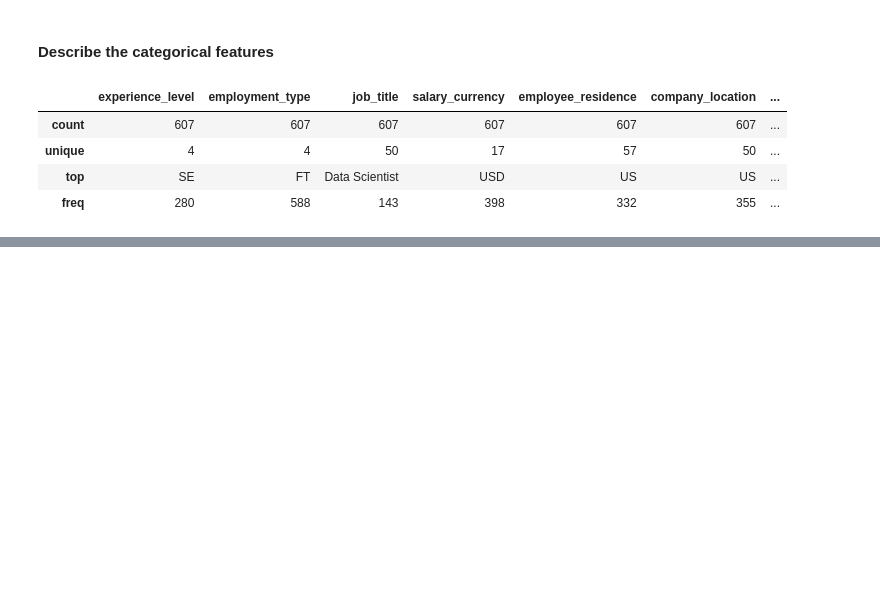
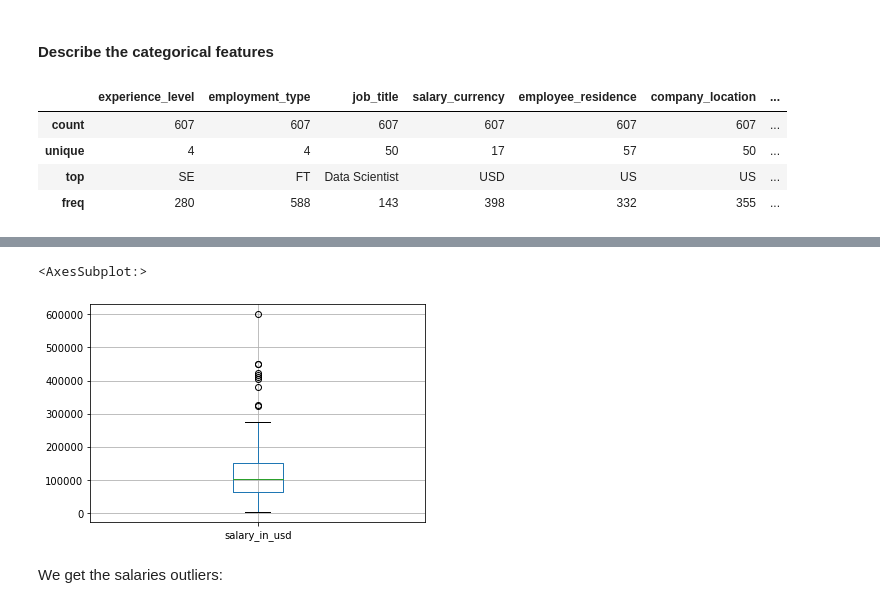
Before and after one commit to ManyGrek/data-science-jobs-salaries, a Jupyter notebook: exploratory_analysis_data_preprocesing.ipynb, the cells around one changed output, grey strips where cells are left out. Saved outputs shown, nothing was run; the diff lists cells and outputs as text; code cells hidden in the pictures; blank space fills up the shorter version.

```diff
--- a/exploratory_analysis_data_preprocesing.ipynb
+++ b/exploratory_analysis_data_preprocesing.ipynb
@@ -116,0 +255,7 @@ df_salaries.describe(include=['O'])
+# %%
+df_salaries.boxplot(column='salary_in_usd')
+# %% [output]
+<AxesSubplot:>
+[figure, added]
+# %% [markdown]
+We get the salaries outliers:
```
Also changed, not shown: parts of 77 cells of this notebook.
